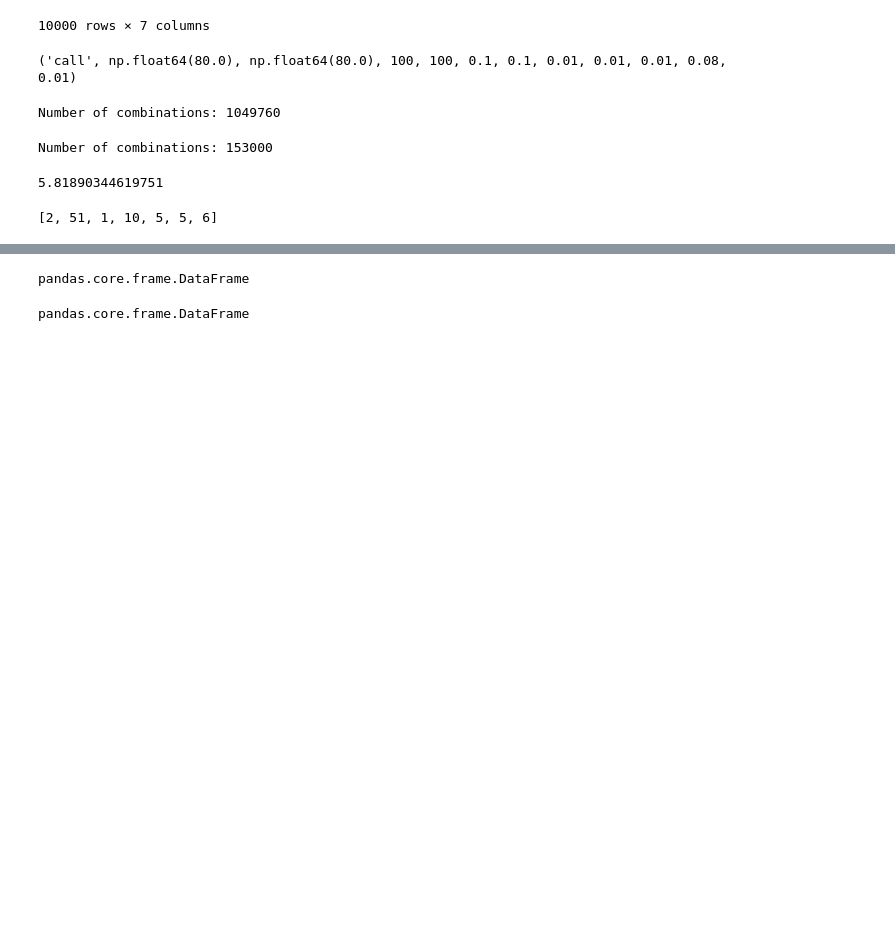
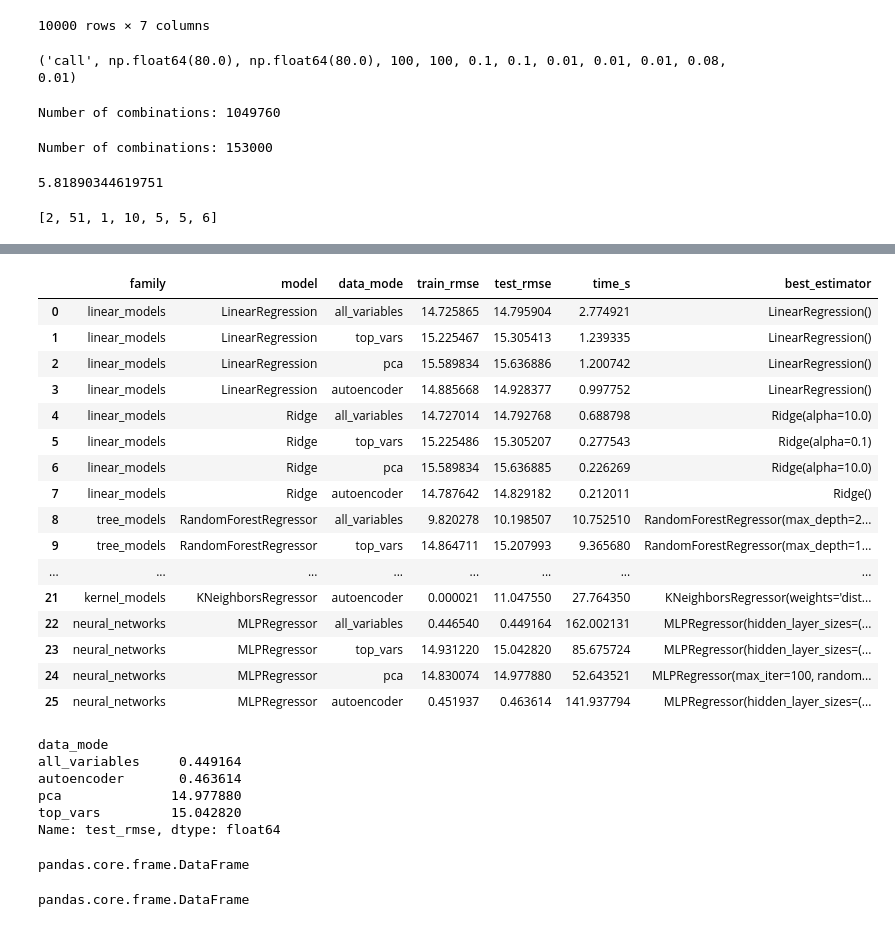
Before and after one commit to arabporr/DSC, a Jupyter notebook: notebooks/00_testing_and_sketch.ipynb, the cells around one changed output, grey strips where cells are left out. Saved outputs shown, nothing was run; the diff lists cells and outputs as text; code cells hidden in the pictures; blank space fills up the shorter version.

```diff
--- a/notebooks/00_testing_and_sketch.ipynb
+++ b/notebooks/00_testing_and_sketch.ipynb
@@ -230,4 +246,35 @@ X_test = test_data.iloc[:, :-1]
 y_test = test_data.iloc[:, -1]
+# %%
+res = pd.read_csv('../results/European_Vanilla/model_comparison.csv')
+# %%
+res
+# %% [output]
+|  | family | model | data_mode | train_rmse | test_rmse | time_s | best_estimator |
+| 0 | linear_models | LinearRegression | all_variables | 14.725865 | 14.795904 | 2.774921 | LinearRegression() |
+| 1 | linear_models | LinearRegression | top_vars | 15.225467 | 15.305413 | 1.239335 | LinearRegression() |
+| 2 | linear_models | LinearRegression | pca | 15.589834 | 15.636886 | 1.200742 | LinearRegression() |
+| 3 | linear_models | LinearRegression | autoencoder | 14.885668 | 14.928377 | 0.997752 | LinearRegression() |
+| 4 | linear_models | Ridge | all_variables | 14.727014 | 14.792768 | 0.688798 | Ridge(alpha=10.0) |
+| 5 | linear_models | Ridge | top_vars | 15.225486 | 15.305207 | 0.277543 | Ridge(alpha=0.1) |
+| 6 | linear_models | Ridge | pca | 15.589834 | 15.636885 | 0.226269 | Ridge(alpha=10.0) |
+| 7 | linear_models | Ridge | autoencoder | 14.787642 | 14.829182 | 0.212011 | Ridge() |
+| 8 | tree_models | RandomForestRegressor | all_variables | 9.820278 | 10.198507 | 10.752510 | RandomForestRegressor(max_depth=2... |
+| 9 | tree_models | RandomForestRegressor | top_vars | 14.864711 | 15.207993 | 9.365680 | RandomForestRegressor(max_depth=1... |
+| ... | ... | ... | ... | ... | ... | ... | ... |
+| 21 | kernel_models | KNeighborsRegressor | autoencoder | 0.000021 | 11.047550 | 27.764350 | KNeighborsRegressor(weights='dist... |
+| 22 | neural_networks | MLPRegressor | all_variables | 0.446540 | 0.449164 | 162.002131 | MLPRegressor(hidden_layer_sizes=(... |
+| 23 | neural_networks | MLPRegressor | top_vars | 14.931220 | 15.042820 | 85.675724 | MLPRegressor(hidden_layer_sizes=(... |
+| 24 | neural_networks | MLPRegressor | pca | 14.830074 | 14.977880 | 52.643521 | MLPRegressor(max_iter=100, random... |
+| 25 | neural_networks | MLPRegressor | autoencoder | 0.451937 | 0.463614 | 141.937794 | MLPRegressor(hidden_layer_sizes=(... |
+# %%
+res.groupby("data_mode")["test_rmse"].min()
+# %% [output]
+data_mode
+all_variables     0.449164
+autoencoder       0.463614
+pca              14.977880
+top_vars         15.042820
+Name: test_rmse, dtype: float64
 # %%
 type(X_train)
 # %% [output]
```
Also changed, not shown: parts of 7 cells of this notebook, 16 other files.
